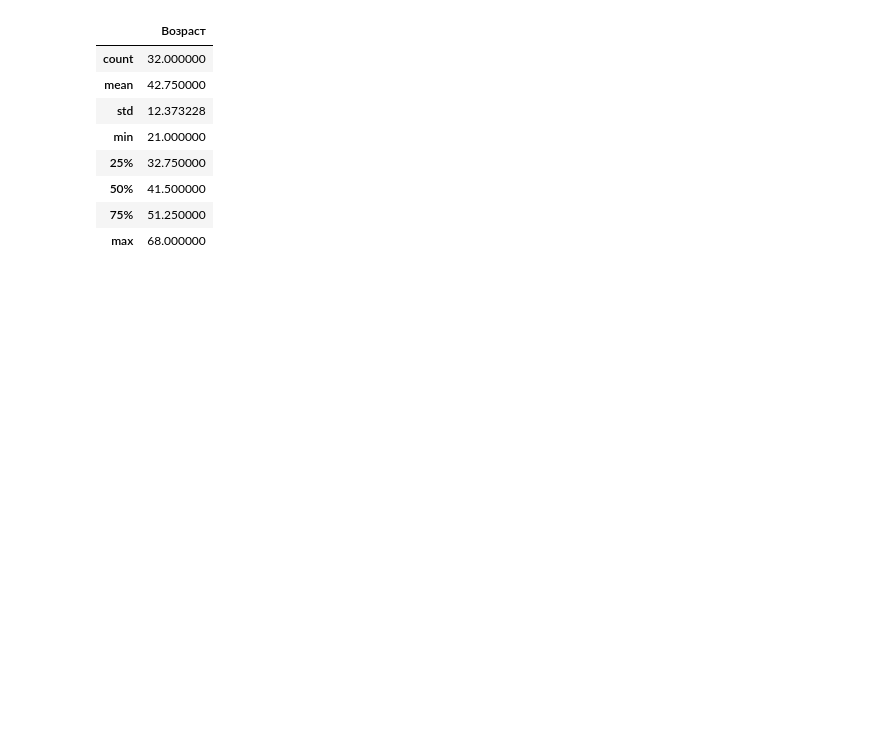
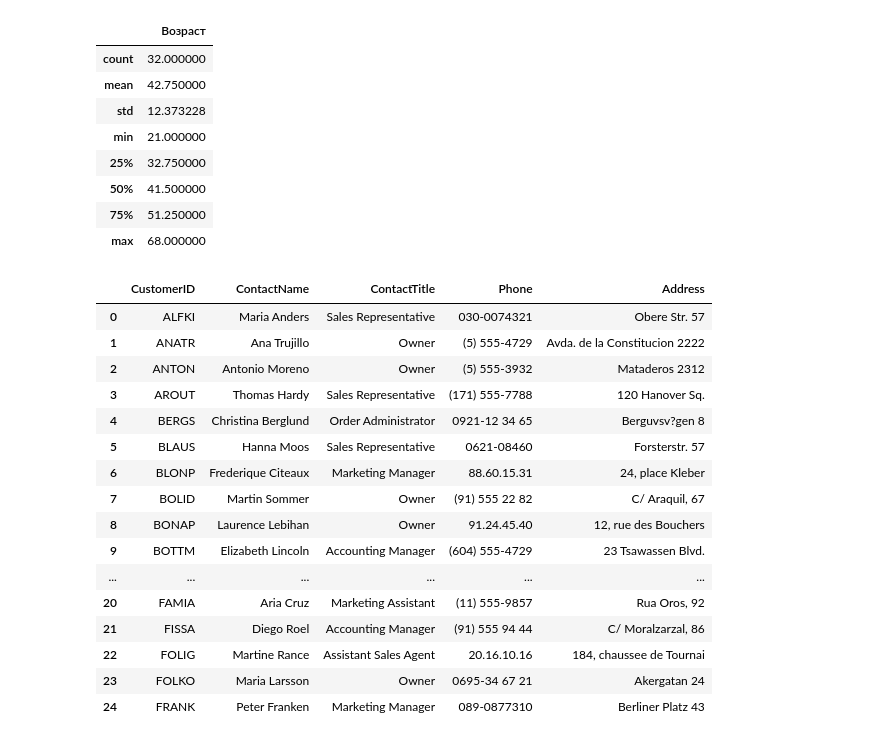
Before and after one commit to GinkoValery/Pandas_Course, a Jupyter notebook: Practice_1.1.ipynb, the cells around one changed output. Drawn from its saved outputs; the diff is of its cells as text; code cells hidden in the pictures; blank space fills up the shorter version.

```diff
--- a/Practice_1.1.ipynb
+++ b/Practice_1.1.ipynb
@@ -67,3 +95,24 @@ df_e.describe()
 | 50% | 41.500000 |
 | 75% | 51.250000 |
 | max | 68.000000 |
+# %%
+df_c = pd.read_csv("C:\\Users\\alexoxol\\Desktop\\Обучение\\Курс по Pandas\\Pandas_ данные для курса\\Customers.csv",sep =";")
+df_c.head(25)
+# %% [output]
+|  | CustomerID | ContactName | ContactTitle | Phone | Address |
+| 0 | ALFKI | Maria Anders | Sales Representative | 030-0074321 | Obere Str. 57 |
+| 1 | ANATR | Ana Trujillo | Owner | (5) 555-4729 | Avda. de la Constitucion 2222 |
+| 2 | ANTON | Antonio Moreno | Owner | (5) 555-3932 | Mataderos 2312 |
+| 3 | AROUT | Thomas Hardy | Sales Representative | (171) 555-7788 | 120 Hanover Sq. |
+| 4 | BERGS | Christina Berglund | Order Administrator | 0921-12 34 65 | Berguvsv?gen 8 |
+| 5 | BLAUS | Hanna Moos | Sales Representative | 0621-08460 | Forsterstr. 57 |
+| 6 | BLONP | Frederique Citeaux | Marketing Manager | 88.60.15.31 | 24, place Kleber |
+| 7 | BOLID | Martin Sommer | Owner | (91) 555 22 82 | C/ Araquil, 67 |
+| 8 | BONAP | Laurence Lebihan | Owner | 91.24.45.40 | 12, rue des Bouchers |
+| 9 | BOTTM | Elizabeth Lincoln | Accounting Manager | (604) 555-4729 | 23 Tsawassen Blvd. |
+| ... | ... | ... | ... | ... | ... |
+| 20 | FAMIA | Aria Cruz | Marketing Assistant | (11) 555-9857 | Rua Oros, 92 |
+| 21 | FISSA | Diego Roel | Accounting Manager | (91) 555 94 44 | C/ Moralzarzal, 86 |
+| 22 | FOLIG | Martine Rance | Assistant Sales Agent | 20.16.10.16 | 184, chaussee de Tournai |
+| 23 | FOLKO | Maria Larsson | Owner | 0695-34 67 21 | Akergatan 24 |
+| 24 | FRANK | Peter Franken | Marketing Manager | 089-0877310 | Berliner Platz 43 |
```
Also changed, not shown: parts of 9 cells of this notebook.
